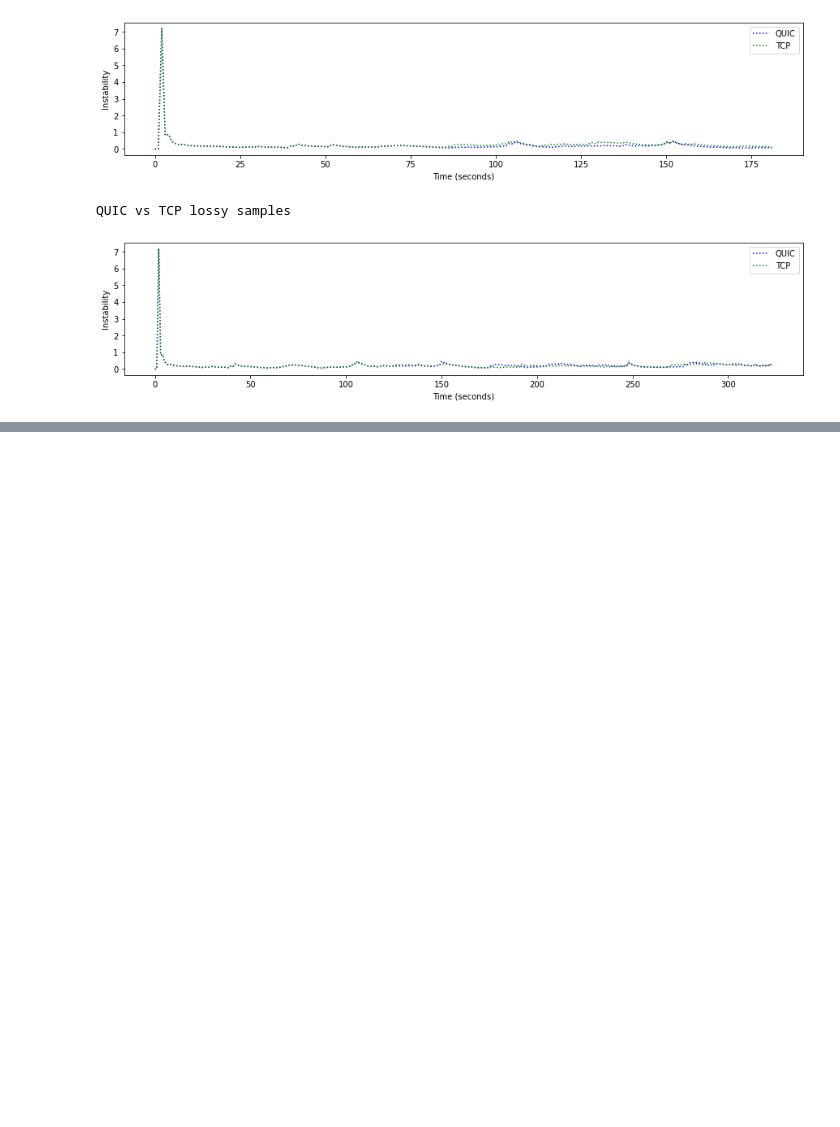
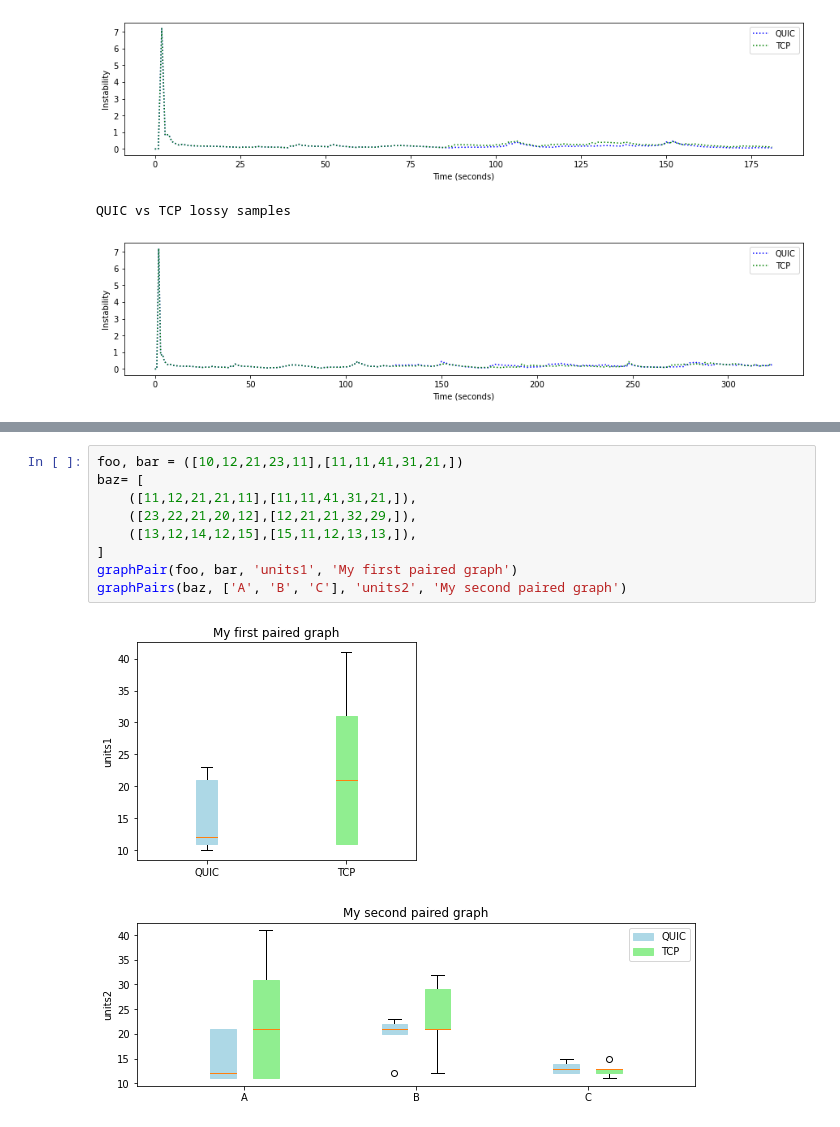
Before and after one commit to jkirkwin/499-Visualization, a Jupyter notebook: GraphHelpers.ipynb, the cells around one changed output, grey strips where cells are left out. Cells and saved outputs as stored; diff of their text form; blank space fills up the shorter version.

```diff
--- a/GraphHelpers.ipynb
+++ b/GraphHelpers.ipynb
@@ -563,0 +637,12 @@ QUIC vs TCP lossy samples
+# %%
+foo, bar = ([10,12,21,23,11],[11,11,41,31,21,])
+baz= [
+    ([11,12,21,21,11],[11,11,41,31,21,]),
+    ([23,22,21,20,12],[12,21,21,32,29,]),
+    ([13,12,14,12,15],[15,11,12,13,13,]),
+]
+graphPair(foo, bar, 'units1', 'My first paired graph')
+graphPairs(baz, ['A', 'B', 'C'], 'units2', 'My second paired graph')
+# %% [output]
+[figure, added]
+[figure, added]
```
Also changed, not shown: parts of 8 cells of this notebook, 2 other files.
